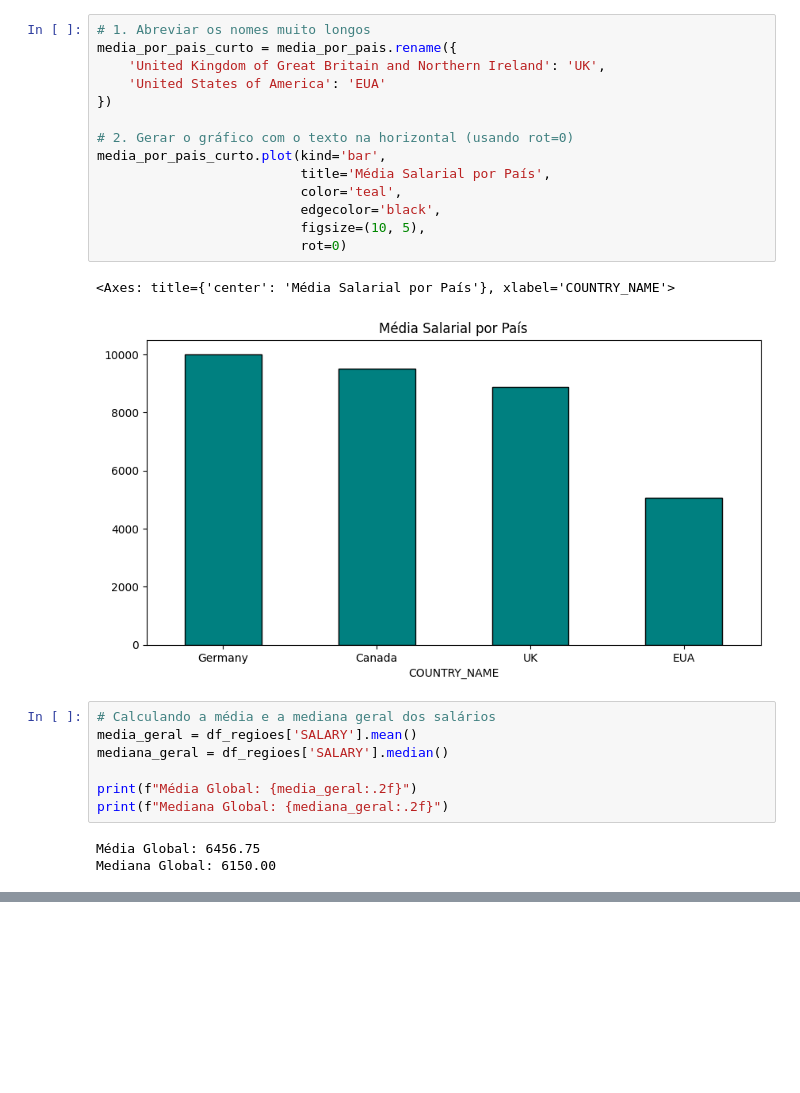
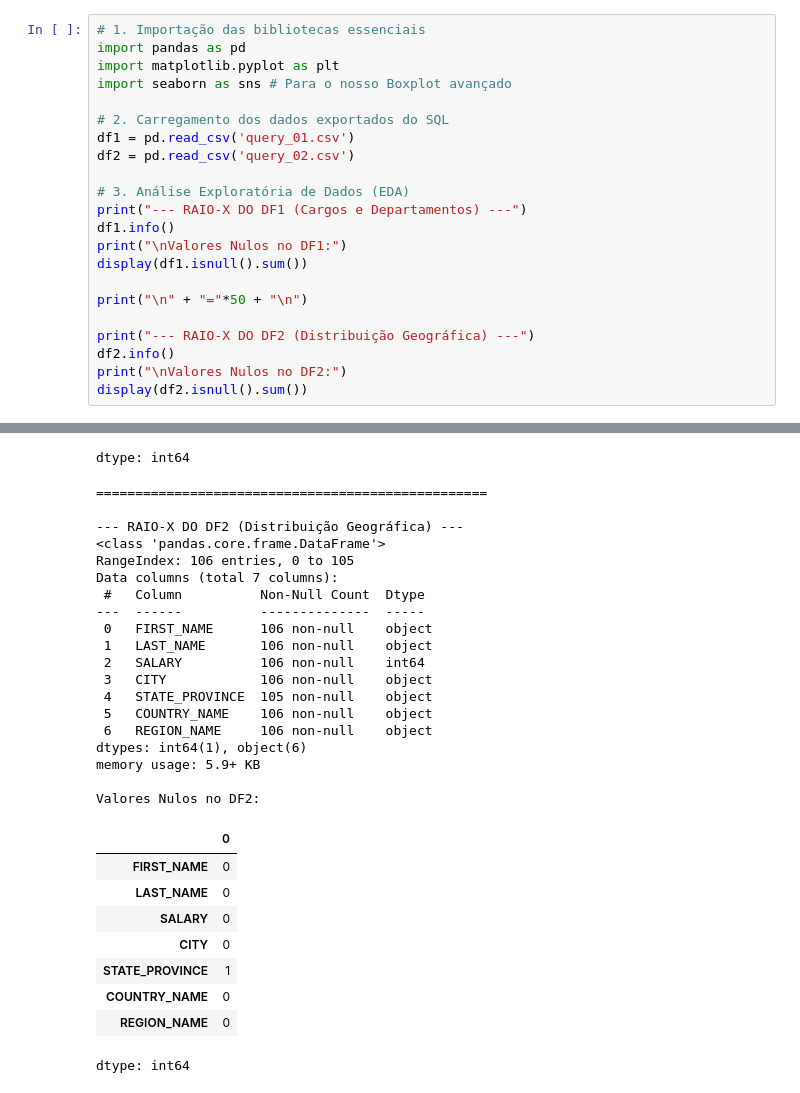
Before and after one commit to Engineer-Ana/projeto-avaliativo-Mod1-Modelagem_dados, a Jupyter notebook: analise_rh.ipynb, the cells around one changed output, grey strips where cells are left out. Cells and saved outputs as stored; diff of their text form; blank space fills up the shorter version.

Commit message:
feat(analise): implementa análise exploratória em Python

```diff
--- a/analise_rh.ipynb
+++ b/analise_rh.ipynb
@@ -48,27 +1,23 @@ Name: SALARY, dtype: float64
-# %%
-# 1. Abreviar os nomes muito longos
-media_por_pais_curto = media_por_pais.rename({
-    'United Kingdom of Great Britain and Northern Ireland': 'UK',
-    'United States of America': 'EUA'
-})
-
-# 2. Gerar o gráfico com o texto na horizontal (usando rot=0)
-media_por_pais_curto.plot(kind='bar',
-                          title='Média Salarial por País',
-                          color='teal',
-                          edgecolor='black',
-                          figsize=(10, 5),
-                          rot=0)
-# %% [output]
-<Axes: title={'center': 'Média Salarial por País'}, xlabel='COUNTRY_NAME'>
-[figure, removed]
-# %%
-# Calculando a média e a mediana geral dos salários
-media_geral = df_regioes['SALARY'].mean()
-mediana_geral = df_regioes['SALARY'].median()
-
-print(f"Média Global: {media_geral:.2f}")
-print(f"Mediana Global: {mediana_geral:.2f}")
-# %% [output]
-Média Global: 6456.75
-Mediana Global: 6150.00
+# %%
+# 1. Importação das bibliotecas essenciais
+import pandas as pd
+import matplotlib.pyplot as plt
+import seaborn as sns # Para o nosso Boxplot avançado
+
+# 2. Carregamento dos dados exportados do SQL
+df1 = pd.read_csv('query_01.csv')
+df2 = pd.read_csv('query_02.csv')
+
+# 3. Análise Exploratória de Dados (EDA)
+print("--- RAIO-X DO DF1 (Cargos e Departamentos) ---")
+df1.info()
+print("\nValores Nulos no DF1:")
+display(df1.isnull().sum())
+
+print("\n" + "="*50 + "\n")
+
+print("--- RAIO-X DO DF2 (Distribuição Geográfica) ---")
+df2.info()
+print("\nValores Nulos no DF2:")
+display(df2.isnull().sum())
+# %% [output]
@@ -74,0 +45,29 @@ Mediana Global: 6150.00
+dtype: int64
+==================================================
+
+--- RAIO-X DO DF2 (Distribuição Geográfica) ---
+<class 'pandas.core.frame.DataFrame'>
+RangeIndex: 106 entries, 0 to 105
+Data columns (total 7 columns):
+ #   Column          Non-Null Count  Dtype
+---  ------          --------------  -----
+ 0   FIRST_NAME      106 non-null    object
+ 1   LAST_NAME       106 non-null    object
+ 2   SALARY          106 non-null    int64
+ 3   CITY            106 non-null    object
+ 4   STATE_PROVINCE  105 non-null    object
+ 5   COUNTRY_NAME    106 non-null    object
+ 6   REGION_NAME     106 non-null    object
+dtypes: int64(1), object(6)
+memory usage: 5.9+ KB
+
+Valores Nulos no DF2:
+|  | 0 |
+| FIRST_NAME | 0 |
+| LAST_NAME | 0 |
+| SALARY | 0 |
+| CITY | 0 |
+| STATE_PROVINCE | 1 |
+| COUNTRY_NAME | 0 |
+| REGION_NAME | 0 |
+dtype: int64
```
Also changed, not shown: parts of 7 cells of this notebook.
